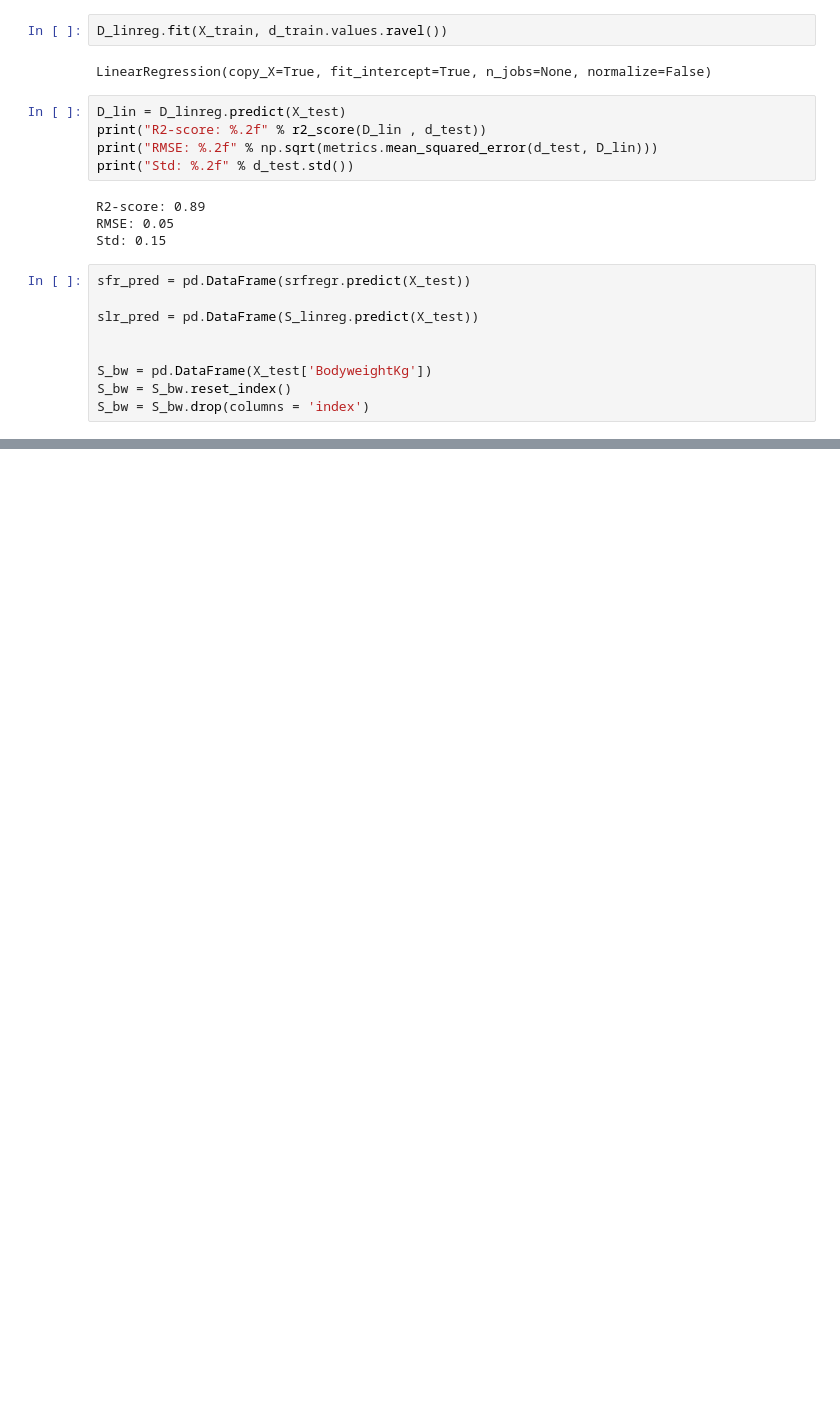
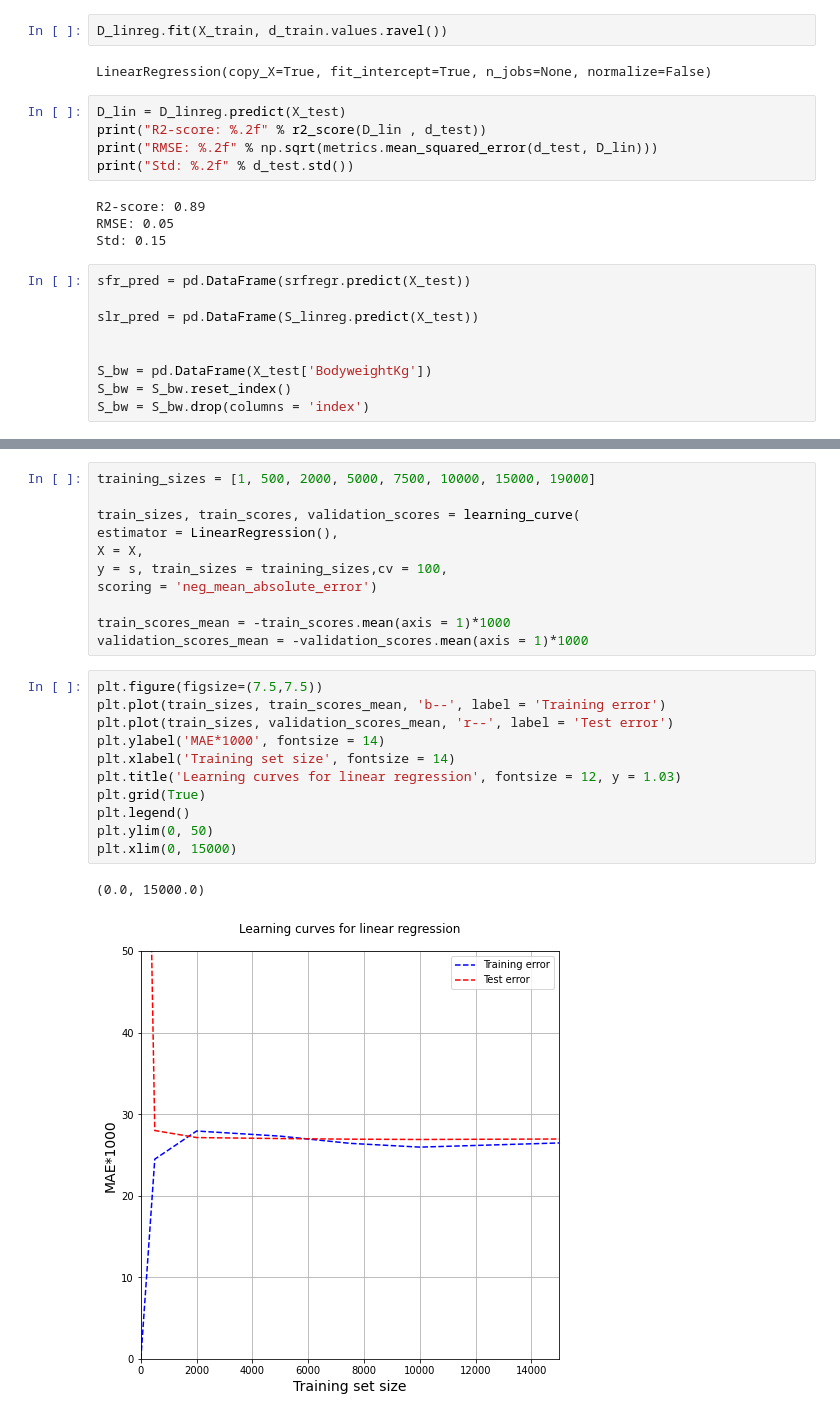
Before and after one commit to SerRichard/powerliftingrepo, a Jupyter notebook: Predicting lifts[Regression Comp].ipynb, the cells around one changed output, grey strips where cells are left out. Cells and saved outputs as stored; diff of their text form; blank space fills up the shorter version.

Commit message:
Full Regression file. Including MAE learning curve

```diff
--- a/Predicting lifts[Regression Comp].ipynb
+++ b/Predicting lifts[Regression Comp].ipynb
@@ -333,0 +335,25 @@ plt.show()
+# %%
+training_sizes = [1, 500, 2000, 5000, 7500, 10000, 15000, 19000]
+
+train_sizes, train_scores, validation_scores = learning_curve(
+estimator = LinearRegression(),
+X = X,
+y = s, train_sizes = training_sizes,cv = 100,
+scoring = 'neg_mean_absolute_error')
+
+train_scores_mean = -train_scores.mean(axis = 1)*1000
+validation_scores_mean = -validation_scores.mean(axis = 1)*1000
+# %%
+plt.figure(figsize=(7.5,7.5))
+plt.plot(train_sizes, train_scores_mean, 'b--', label = 'Training error')
+plt.plot(train_sizes, validation_scores_mean, 'r--', label = 'Test error')
+plt.ylabel('MAE*1000', fontsize = 14)
+plt.xlabel('Training set size', fontsize = 14)
+plt.title('Learning curves for linear regression', fontsize = 12, y = 1.03)
+plt.grid(True)
+plt.legend()
+plt.ylim(0, 50)
+plt.xlim(0, 15000)
+# %% [output]
+(0.0, 15000.0)
+[figure, added]
```
Also changed, not shown: parts of 12 cells of this notebook.
